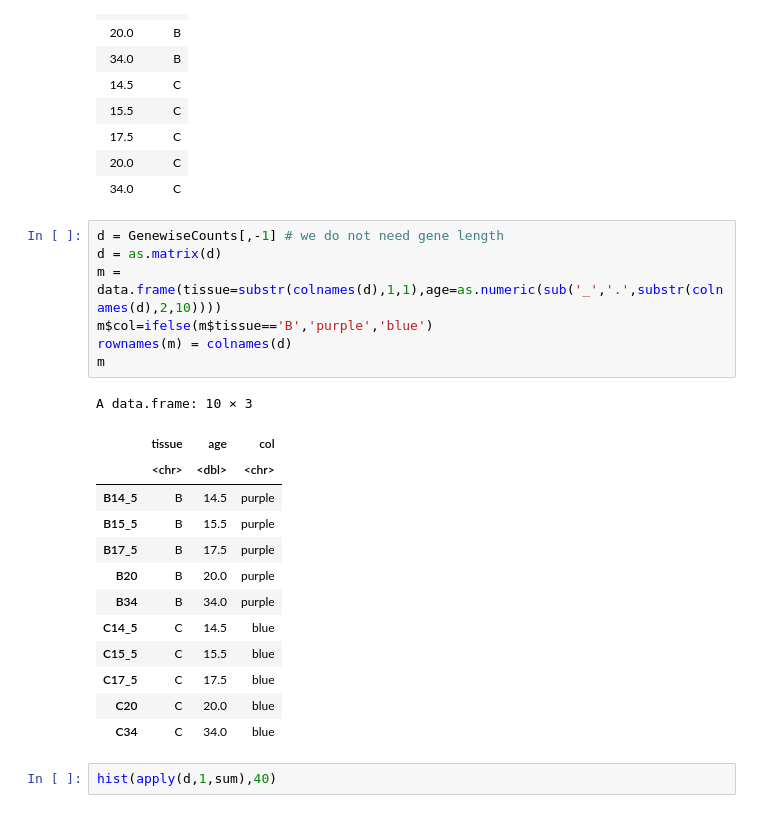
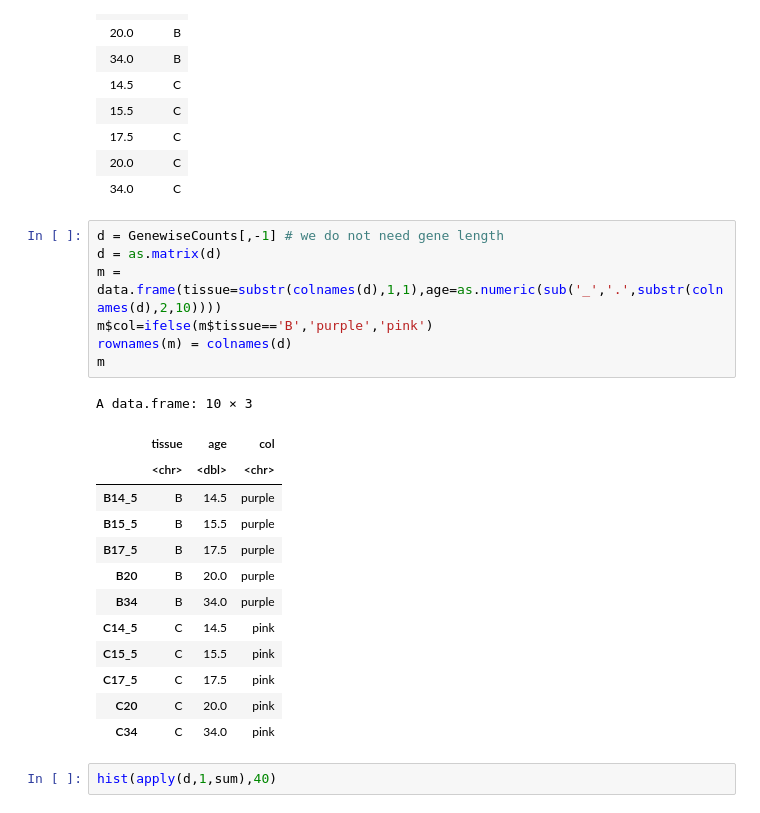
Before and after one commit to eentartetekunst/NGS_bioinformatics, a Jupyter notebook: HW3_edgeR_R.ipynb, the cells around one changed output. Drawn from its saved outputs; the diff is of its cells as text.

```diff
--- a/HW3_edgeR_R.ipynb
+++ b/HW3_edgeR_R.ipynb
@@ -159,24 +159,24 @@ A data.frame: 10 × 2
 # %%
 d = GenewiseCounts[,-1] # we do not need gene length
 d = as.matrix(d)
 m = data.frame(tissue=substr(colnames(d),1,1),age=as.numeric(sub('_','.',substr(colnames(d),2,10))))
-m$col=ifelse(m$tissue=='B','purple','blue')
+m$col=ifelse(m$tissue=='B','purple','pink')
 rownames(m) = colnames(d)
 m
 # %% [output]
 A data.frame: 10 × 3
 |  | tissue | age | col |
 |  | <chr> | <dbl> | <chr> |
 | B14_5 | B | 14.5 | purple |
 | B15_5 | B | 15.5 | purple |
 | B17_5 | B | 17.5 | purple |
 | B20 | B | 20.0 | purple |
 | B34 | B | 34.0 | purple |
-| C14_5 | C | 14.5 | blue |
-| C15_5 | C | 15.5 | blue |
-| C17_5 | C | 17.5 | blue |
-| C20 | C | 20.0 | blue |
-| C34 | C | 34.0 | blue |
+| C14_5 | C | 14.5 | pink |
+| C15_5 | C | 15.5 | pink |
+| C17_5 | C | 17.5 | pink |
+| C20 | C | 20.0 | pink |
+| C34 | C | 34.0 | pink |
 # %%
 hist(apply(d,1,sum),40)
 # %% [output]
```
Also changed, not shown: parts of 11 cells of this notebook.
